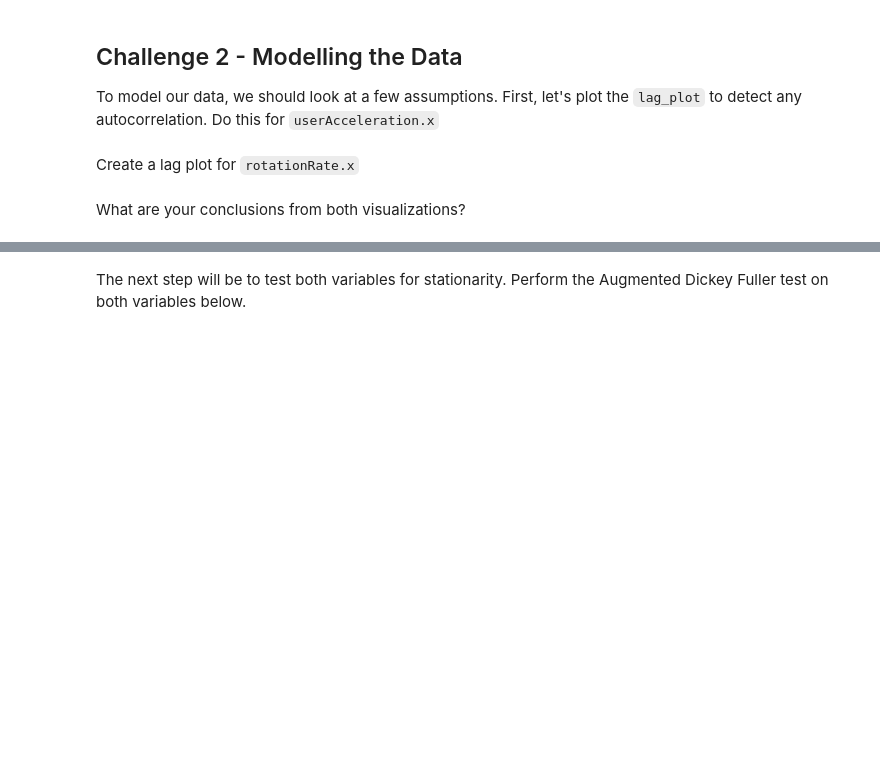
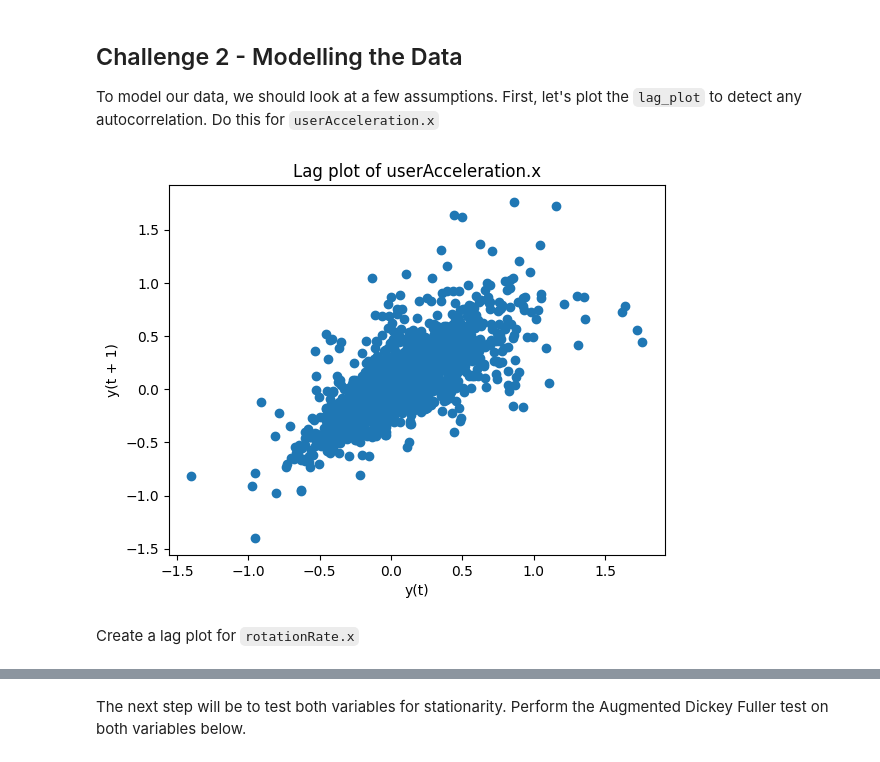
Before and after one commit to martijnooo/lab-time-series, a Jupyter notebook: your-code/main.ipynb, the cells around one changed output, grey strips where cells are left out. Saved outputs shown, nothing was run; the diff lists cells and outputs as text; code cells hidden in the pictures; blank space fills up the shorter version.

```diff
--- a/your-code/main.ipynb
+++ b/your-code/main.ipynb
@@ -55,2 +106,14 @@ To model our data, we should look at a few assumptions. First, let's plot the `l
+# %%
+from pandas.plotting import lag_plot
+
+# Your code here:
+
+import matplotlib.pyplot as plt
+
+lag_plot(sensor['userAcceleration.x'])
+plt.title('Lag plot of userAcceleration.x')
+plt.show()
+# %% [output]
+[figure, added]
 # %% [markdown]
 Create a lag plot for `rotationRate.x`
@@ -59,2 +119,0 @@ Create a lag plot for `rotationRate.x`
-# %% [markdown]
-What are your conclusions from both visualizations?
```
Also changed, not shown: parts of 22 cells of this notebook.
